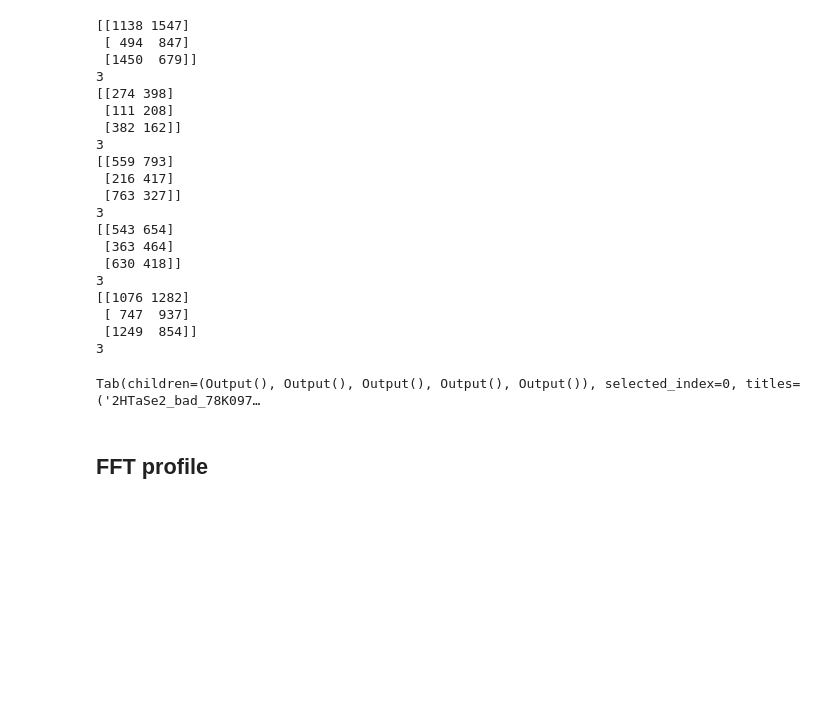
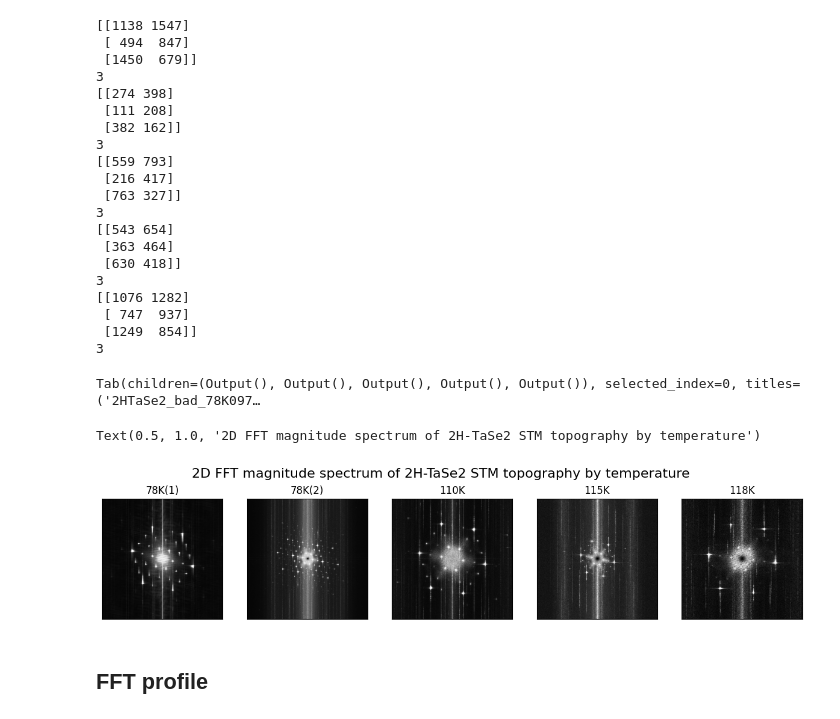
Before and after one commit to Potdooshami/2H_TaSe2_Tc_STM, a Jupyter notebook: fromCleaned.ipynb, the cells around one changed output. Drawn from its saved outputs; the diff is of its cells as text; code cells hidden in the pictures; blank space fills up the shorter version.

```diff
--- a/fromCleaned.ipynb
+++ b/fromCleaned.ipynb
@@ -172,6 +179,20 @@ for fn,choose in zip(fns,chooses):
 subtabs(ffts,fns)
 # %% [output]
 Tab(children=(Output(), Output(), Output(), Output(), Output()), selected_index=0, titles=('2HTaSe2_bad_78K097…
+# %%
+fig,axs = plt.subplots(1,5,figsize=(15,3))
+for idt,isb in zip(idts,range(len(idts))):
+    arr_cln = arrSries[fns[idt]]
+    ms = get_magnitude_spectrum(arr_cln)
+    axs[isb].imshow(ms,cmap='gray')
+    plt.sca(axs[isb])
+    axs[isb].set_title(nms[idt])
+    auto199()
+    tickoff()
+plt.suptitle('2D FFT magnitude spectrum of 2H-TaSe2 STM topography by temperature',fontsize=16,y=1.)
+# %% [output]
+Text(0.5, 1.0, '2D FFT magnitude spectrum of 2H-TaSe2 STM topography by temperature')
+[figure, added]
 # %% [markdown]
 ## FFT profile
 # %% [markdown]
```
Also changed, not shown: parts of 12 cells of this notebook.
